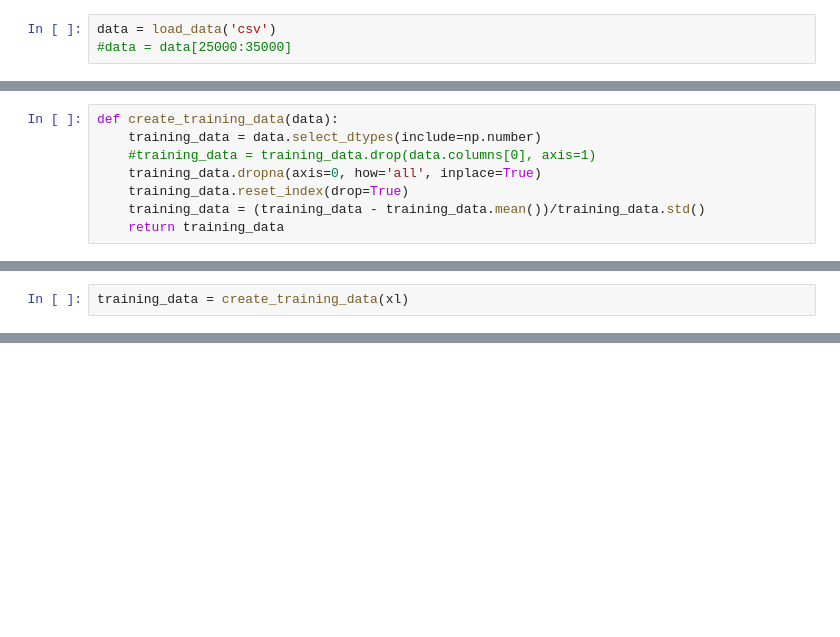
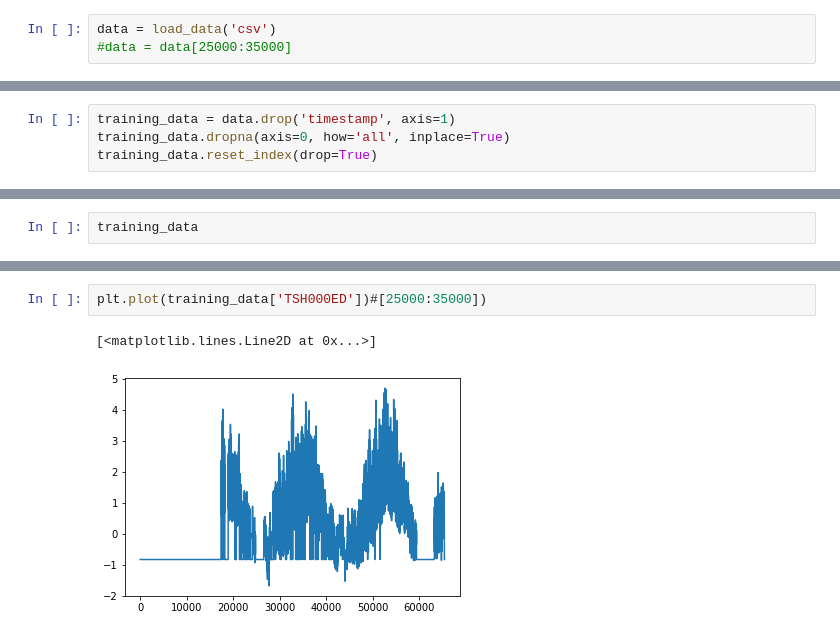
Before and after one commit to ChrisMott97/Structural-Health-Monitoring-Group-Project, a Jupyter notebook: auto-encoder/auto_encoder.ipynb, the cells around one changed output, grey strips where cells are left out. Saved outputs shown, nothing was run; the diff lists cells and outputs as text; blank space fills up the shorter version.

```diff
--- a/auto-encoder/auto_encoder.ipynb
+++ b/auto-encoder/auto_encoder.ipynb
@@ -68,8 +46,4 @@ xl = pd.read_excel('quasi_static.xlsx')
 # %%
-def create_training_data(data):
-    training_data = data.select_dtypes(include=np.number)
-    #training_data = training_data.drop(data.columns[0], axis=1)
-    training_data.dropna(axis=0, how='all', inplace=True)
-    training_data.reset_index(drop=True)
-    training_data = (training_data - training_data.mean())/training_data.std()
-    return training_data
+training_data = data.drop('timestamp', axis=1)
+training_data.dropna(axis=0, how='all', inplace=True)
+training_data.reset_index(drop=True)
@@ -76,2 +66,2 @@ def create_training_data(data):
 # %%
-training_data = create_training_data(xl)
+training_data
@@ -77,0 +89,5 @@ training_data = create_training_data(xl)
+# %%
+plt.plot(training_data['TSH000ED'])#[25000:35000])
+# %% [output]
+[<matplotlib.lines.Line2D at 0x...>]
+[figure, added]
```
Also changed, not shown: parts of 30 cells of this notebook, 47 other files.
